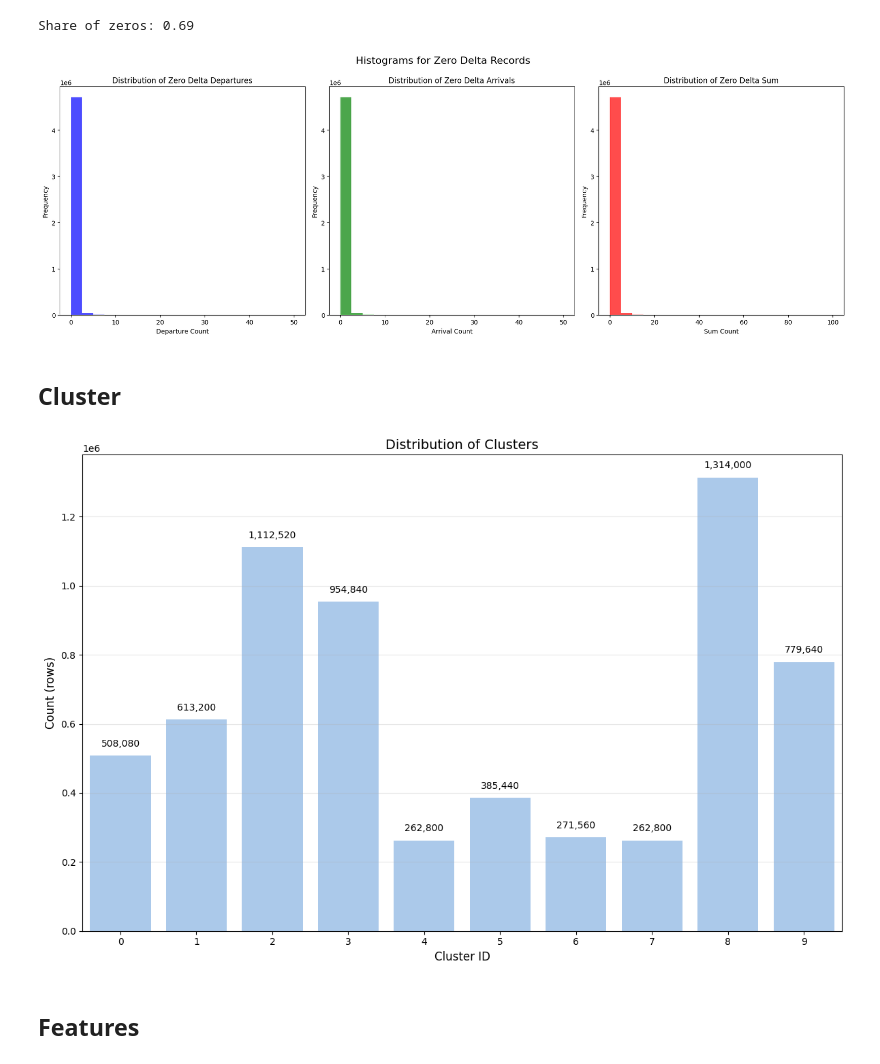
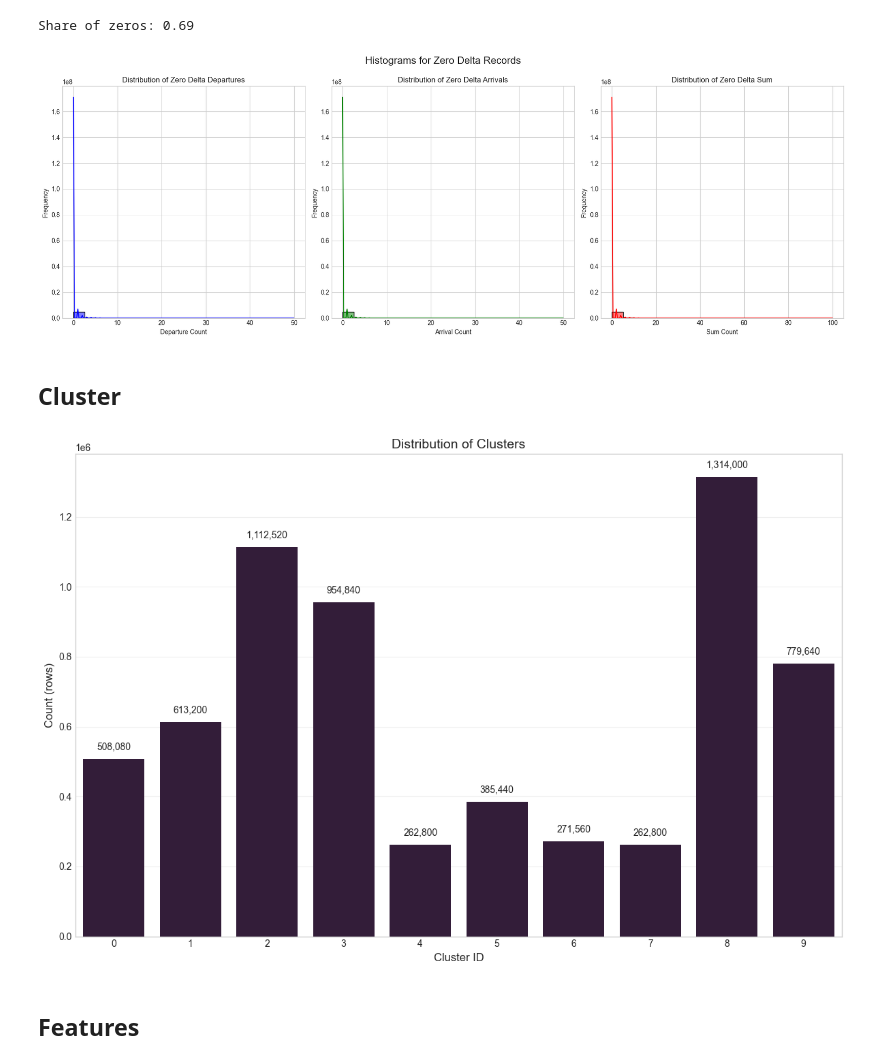
Before and after one commit to linusha/rental-bike-predictions, a Jupyter notebook: eda.ipynb, the cells around one changed output. Saved outputs shown, nothing was run; the diff lists cells and outputs as text; code cells hidden in the pictures.

```diff
--- a/eda.ipynb
+++ b/eda.ipynb
@@ -7,7 +7,8 @@ import matplotlib.pyplot as plt
 import seaborn as sns
 import numpy as np
 
-sns.set_palette("pastel")
+plt.style.use('seaborn-v0_8-whitegrid')
+sns.set_palette("rocket")
 # %%
 # final dataframe
 df = pd.read_parquet("data/final/df.parquet")
@@ -89,30 +140,30 @@ Share of zeros: 0.69
 # %%
 foo = df[df['delta'] == 0][['delta', 'departures', 'arrivals', 'sum']]
 
 # Create a figure with 3 subplots for histogram analysis
 fig, axes = plt.subplots(1, 3, figsize=(18, 6))
 
-# Plot histograms for each column
-axes[0].hist(foo['departures'], bins=20, alpha=0.7, color='blue')
+# Plot histograms for each column using seaborn
+sns.histplot(foo['departures'], bins=20, ax=axes[0], color='blue', kde=True)
 axes[0].set_title('Distribution of Zero Delta Departures')
 axes[0].set_xlabel('Departure Count')
 axes[0].set_ylabel('Frequency')
 
-axes[1].hist(foo['arrivals'], bins=20, alpha=0.7, color='green')
+sns.histplot(foo['arrivals'], bins=20, ax=axes[1], color='green', kde=True)
 axes[1].set_title('Distribution of Zero Delta Arrivals')
 axes[1].set_xlabel('Arrival Count')
 axes[1].set_ylabel('Frequency')
 
-axes[2].hist(foo['sum'], bins=20, alpha=0.7, color='red')
+sns.histplot(foo['sum'], bins=20, ax=axes[2], color='red', kde=True)
 axes[2].set_title('Distribution of Zero Delta Sum')
 axes[2].set_xlabel('Sum Count')
 axes[2].set_ylabel('Frequency')
 
 plt.tight_layout()
 plt.suptitle('Histograms for Zero Delta Records', y=1.05, fontsize=16)
 plt.show()
 # %% [output]
-[figure, old version]
+[figure, new version]
 # %% [markdown]
 ## Cluster
 # %%
@@ -134,7 +185,7 @@ plt.ylabel('Count (rows)', fontsize=12)
 plt.grid(axis='y', alpha=0.3)
 plt.tight_layout()
 # %% [output]
-[figure, old version]
+[figure, new version]
 # %% [markdown]
 ## Features
 # %%
```
Also changed, not shown: parts of 11 cells of this notebook, 2 other files.
